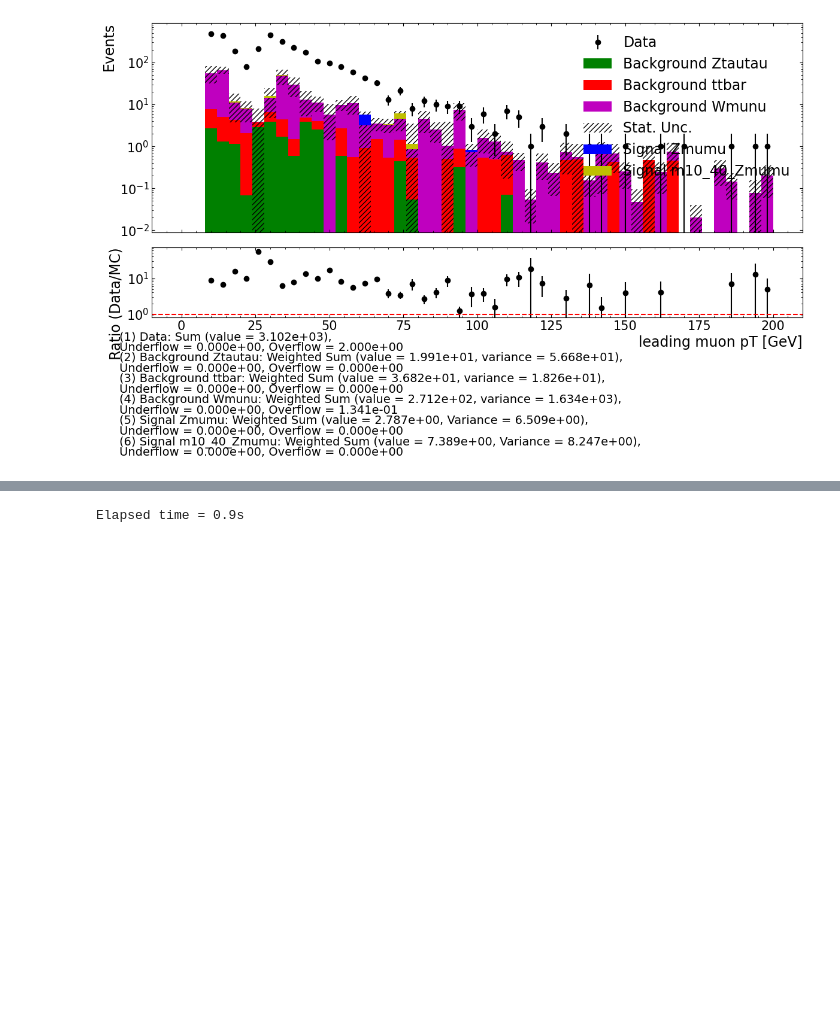
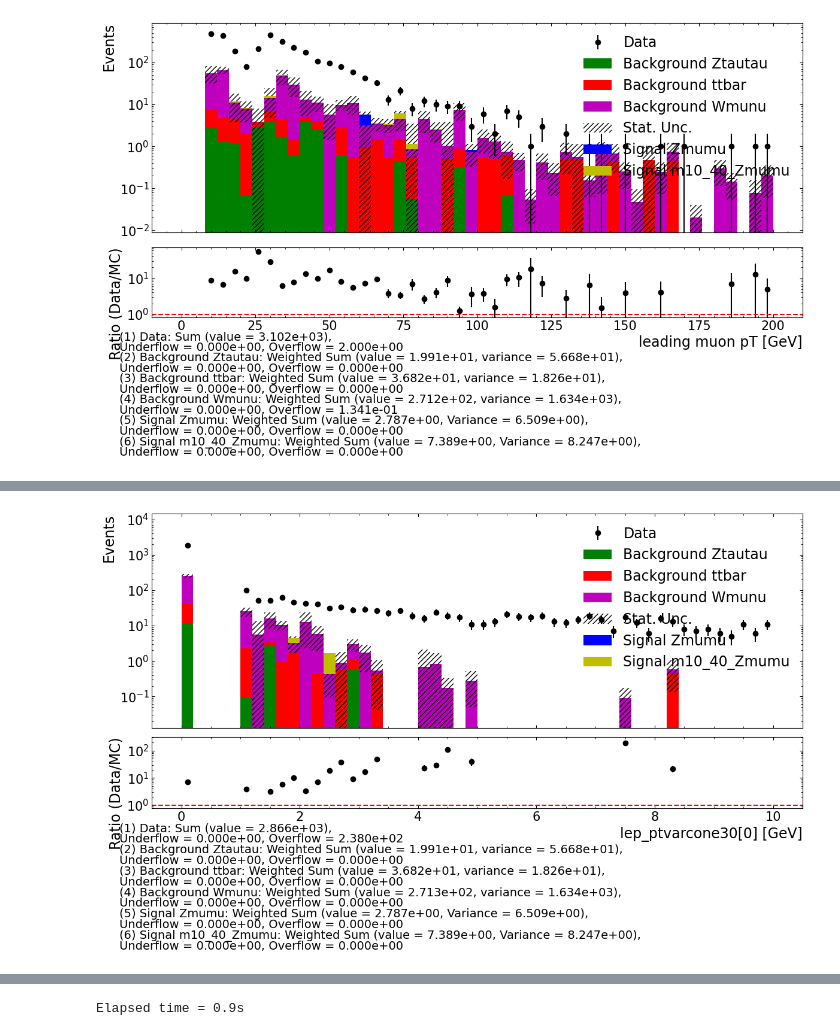
Before and after one commit to hongshaoyee/ATLAS-Higgs-ZW, a Jupyter notebook: ATLAS-parquet/DilepLabNotebook.ipynb, the cells around one changed output, grey strips where cells are left out. Cells and saved outputs as stored; diff of their text form; code cells hidden in the pictures; blank space fills up the shorter version.

```diff
--- a/ATLAS-parquet/DilepLabNotebook.ipynb
+++ b/ATLAS-parquet/DilepLabNotebook.ipynb
@@ -300,7 +296,7 @@ Elapsed time = 19.0s
 #electron
 #string_code_list = ['2to4lep'] # List of dataset codes to load
 electron_string_code_list = ['2to4lep','Zee','m10_40_Zee','Ztautau','ttbar','Wenu'] # List of dataset codes to load
-read_variables = ['lep_pt', 'lep_eta', 'lep_phi', 'lep_e', 'lep_type', 'lep_charge', 'lep_n', 'trigM', 'trigE']
+read_variables = ['lep_pt', 'lep_eta', 'lep_phi', 'lep_e', 'lep_type', 'lep_charge', 'lep_n', 'trigM', 'trigE', 'lep_ptvarcone30', 'lep_topoetcone20']
 electron_read_variables = validate_read_variables(electron_string_code_list, read_variables)
 # %% [output]
 Variables validated using ../../parquet/2to4lep/chunk_0.parquet
@@ -490,3 +538,25 @@ fig_mu_sspt, hists_mu_sspt = plot_stacked_hist(plot_dict_mu_SS, plot_variable, c
 # %% [output]
 Elapsed time = 0.3s
 [figure]
+# %%
+#muon SS ptcone
+plot_dict_mu_SS = {
+  'Data' : pt_data_mu_SS['2to4lep_0_02'],
+  'Signal Zmumu' : pt_data_mu_SS['Zmumu_0_02'],
+  'Signal m10_40_Zmumu' : pt_data_mu_SS['m10_40_Zmumu_0_02'],
+  'Background Ztautau' : pt_data_mu_SS['Ztautau_0_02'],
+  'Background ttbar' : pt_data_mu_SS['ttbar_0_02'],
+  'Background Wmunu' : pt_data_mu_SS['Wmunu_0_02'],
+}
+
+color_list = ['k','b','y','g','r','m']
+
+plot_variable = 'lep_ptvarcone30[0]'
+xmin, xmax = 0, 10
+num_bins = 50
+x_label = 'lep_ptvarcone30[0] [GeV]'
+
+fig_mu_sspt, hists_mu_sspt = plot_stacked_hist(plot_dict_mu_SS, plot_variable, color_list,
+                               num_bins, xmin, xmax, x_label,
+                               logy=True, show_text=True, residual_plot=True, save_fig=False)
+# %% [output]
@@ -492,0 +564 @@ Elapsed time = 0.3s
+[figure, added]
```
Also changed, not shown: parts of 11 cells of this notebook.
